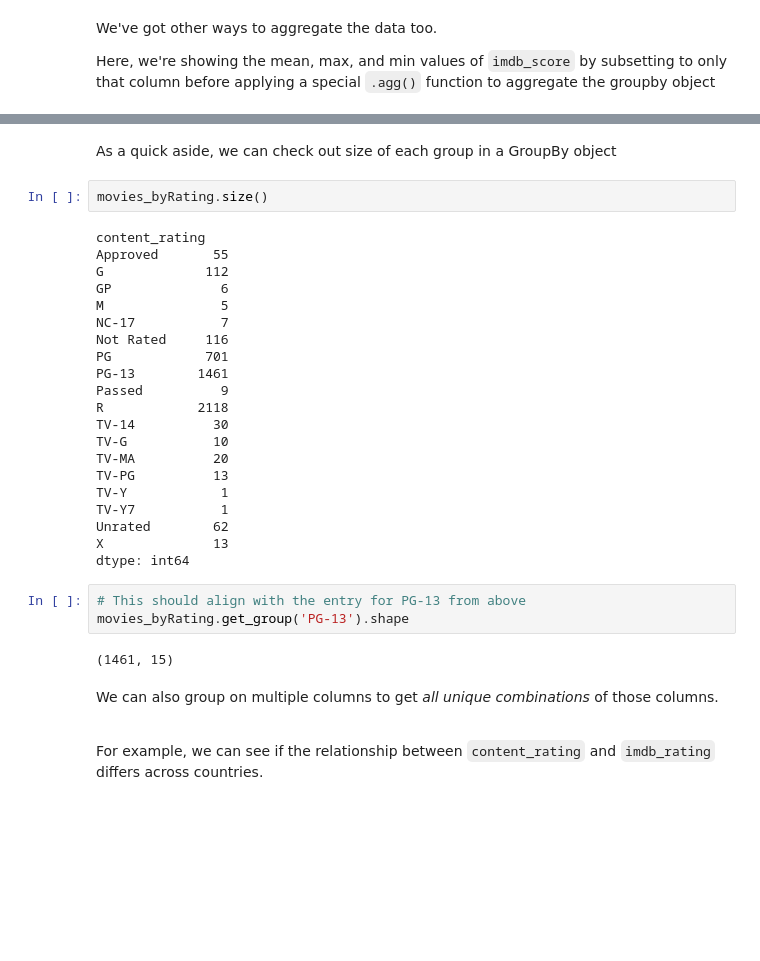
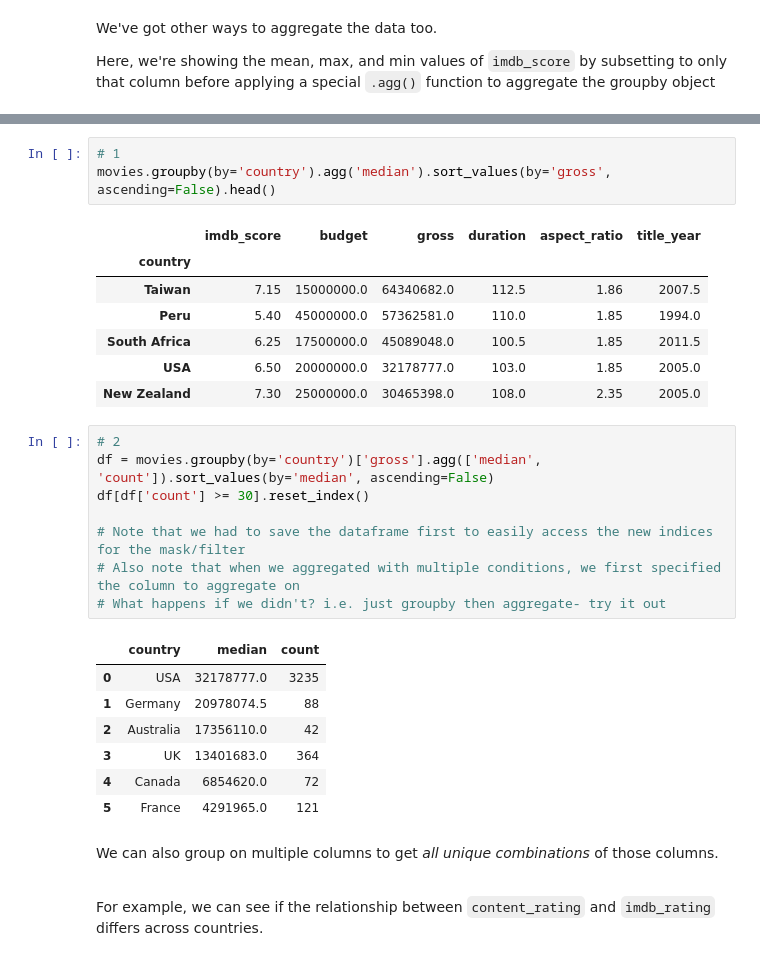
Before and after one commit to ishaandey/node, a Jupyter notebook: week-2/pandas_key.ipynb, the cells around one changed output, grey strips where cells are left out. Drawn from its saved outputs; the diff is of its cells as text; blank space fills up the shorter version.

```diff
--- a/week-2/pandas_key.ipynb
+++ b/week-2/pandas_key.ipynb
@@ -548,33 +524,30 @@ Name: imdb_score, dtype: float64
-# %% [markdown]
-As a quick aside, we can check out size of each group in a GroupBy object
-# %%
-movies_byRating.size()
-# %% [output]
-content_rating
-Approved       55
-G             112
-GP              6
-M               5
-NC-17           7
-Not Rated     116
-PG            701
-PG-13        1461
-Passed          9
-R            2118
-TV-14          30
-TV-G           10
-TV-MA          20
-TV-PG          13
-TV-Y            1
-TV-Y7           1
-Unrated        62
-X              13
-dtype: int64
-# %%
-# This should align with the entry for PG-13 from above
-movies_byRating.get_group('PG-13').shape
-# %% [output]
-(1461, 15)
+# %%
+# 1
+movies.groupby(by='country').agg('median').sort_values(by='gross', ascending=False).head()
+# %% [output]
+|  | imdb_score | budget | gross | duration | aspect_ratio | title_year |
+| country |  |  |  |  |  |  |
+| Taiwan | 7.15 | 15000000.0 | 64340682.0 | 112.5 | 1.86 | 2007.5 |
+| Peru | 5.40 | 45000000.0 | 57362581.0 | 110.0 | 1.85 | 1994.0 |
+| South Africa | 6.25 | 17500000.0 | 45089048.0 | 100.5 | 1.85 | 2011.5 |
+| USA | 6.50 | 20000000.0 | 32178777.0 | 103.0 | 1.85 | 2005.0 |
+| New Zealand | 7.30 | 25000000.0 | 30465398.0 | 108.0 | 2.35 | 2005.0 |
+# %%
+# 2
+df = movies.groupby(by='country')['gross'].agg(['median', 'count']).sort_values(by='median', ascending=False)
+df[df['count'] >= 30].reset_index()
+
+# Note that we had to save the dataframe first to easily access the new indices for the mask/filter
+# Also note that when we aggregated with multiple conditions, we first specified the column to aggregate on
+# What happens if we didn't? i.e. just groupby then aggregate- try it out
+# %% [output]
+|  | country | median | count |
+| 0 | USA | 32178777.0 | 3235 |
+| 1 | Germany | 20978074.5 | 88 |
+| 2 | Australia | 17356110.0 | 42 |
+| 3 | UK | 13401683.0 | 364 |
+| 4 | Canada | 6854620.0 | 72 |
+| 5 | France | 4291965.0 | 121 |
 # %% [markdown]
 We can also group on multiple columns to get *all unique combinations* of those columns.
 
```
Also changed, not shown: parts of 38 cells of this notebook.
